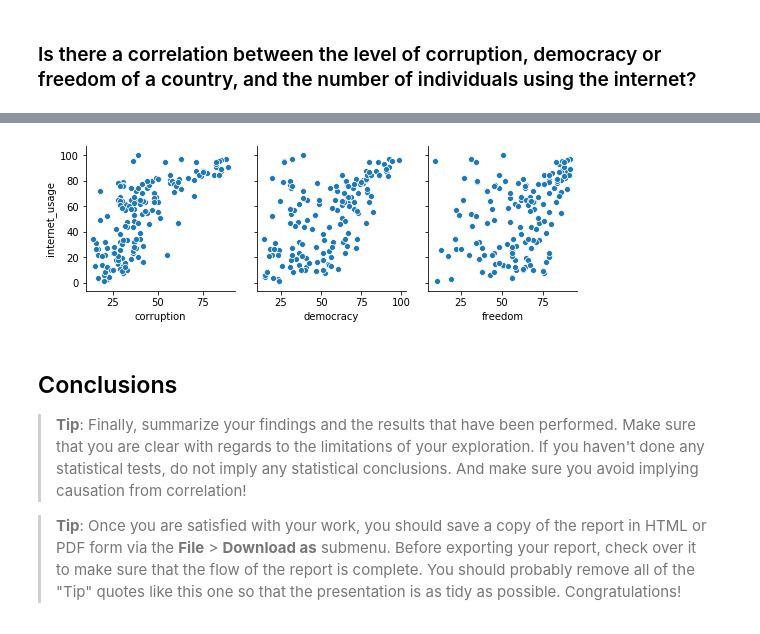
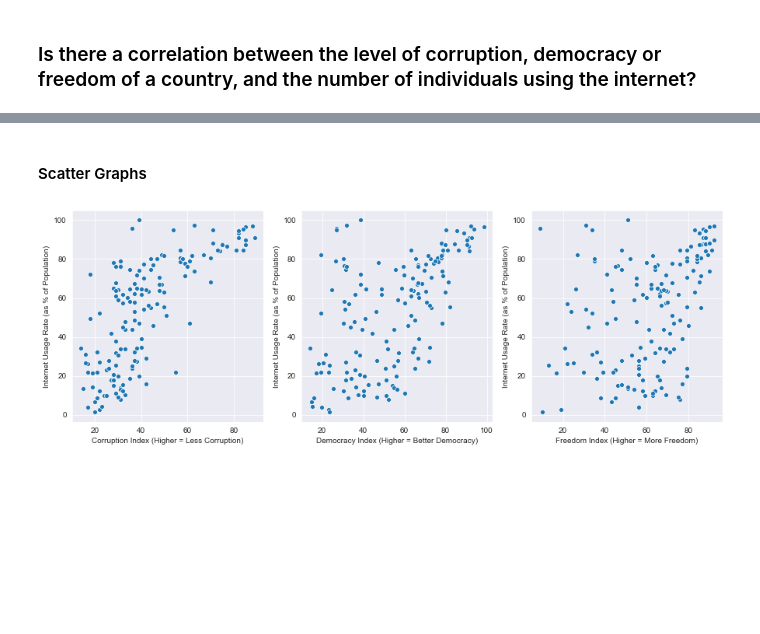
Before and after one commit to KasparLee/udacity-data-nanodegree, a Jupyter notebook: internet-usage-rates-investigation/report.ipynb, the cells around one changed output, grey strips where cells are left out. Drawn from its saved outputs; the diff is of its cells as text; code cells hidden in the pictures; blank space fills up the shorter version.

Commit message:
Complete report

```diff
--- a/internet-usage-rates-investigation/report.ipynb
+++ b/internet-usage-rates-investigation/report.ipynb
@@ -238,4 +242,0 @@ pd.plotting.scatter_matrix(combined_df, figsize=(15, 15));
-# %%
-sns.pairplot(combined_df, x_vars=['corruption', 'democracy', 'freedom'], y_vars=['internet_usage']);
-# %% [output]
-[figure, removed]
@@ -246,7 +243,17 @@ sns.pairplot(combined_df, x_vars=['corruption', 'democracy', 'freedom'], y_vars=
-# %% [markdown]
-<a id='conclusions'></a>
-## Conclusions
-
-> **Tip**: Finally, summarize your findings and the results that have been performed. Make sure that you are clear with regards to the limitations of your exploration. If you haven't done any statistical tests, do not imply any statistical conclusions. And make sure you avoid implying causation from correlation!
-
-> **Tip**: Once you are satisfied with your work, you should save a copy of the report in HTML or PDF form via the **File** > **Download as** submenu. Before exporting your report, check over it to make sure that the flow of the report is complete. You should probably remove all of the "Tip" quotes like this one so that the presentation is as tidy as possible. Congratulations!
+# %% [markdown]
+#### Scatter Graphs
+# %%
+fig, axs = plt.subplots(1, 3, figsize=(15, 5))
+
+# Draw plots
+sns.scatterplot(combined_df['corruption'], combined_df['internet_usage'], ax=axs[0])
+sns.scatterplot(combined_df['democracy'], combined_df['internet_usage'], ax=axs[1])
+sns.scatterplot(combined_df['freedom'], combined_df['internet_usage'], ax=axs[2]);
+
+# Add labels
+axs[0].set_xlabel('Corruption Index (Higher = Less Corruption)')
+axs[1].set_xlabel('Democracy Index (Higher = Better Democracy)')
+axs[2].set_xlabel('Freedom Index (Higher = More Freedom)')
+axs = list(map(lambda x: x.set_ylabel('Internet Usage Rate (as % of Population)'), axs))
+# %% [output]
+[figure, added]
```
Also changed, not shown: parts of 23 cells of this notebook, 1 other file.
